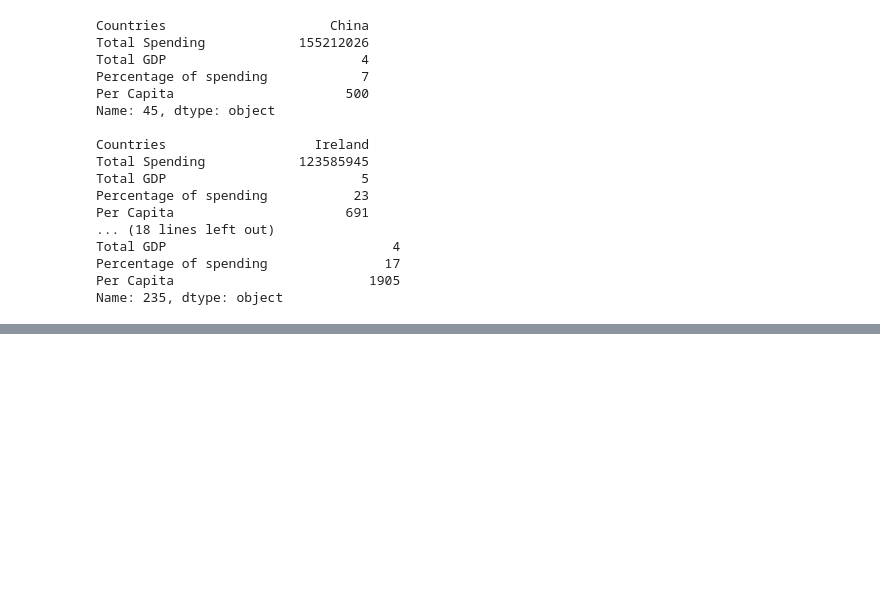
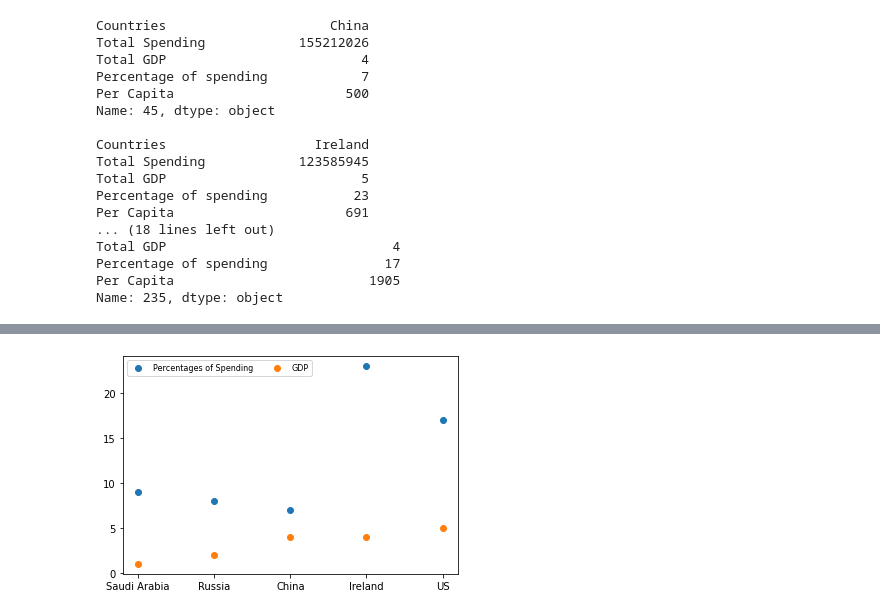
Before and after one commit to KenLin765/PfDA_Project, a Jupyter notebook: Main.ipynb, the cells around one changed output, grey strips where cells are left out. Cells and saved outputs as stored; diff of their text form; code cells hidden in the pictures; blank space fills up the shorter version.

```diff
--- a/Main.ipynb
+++ b/Main.ipynb
@@ -311,0 +351,16 @@ I am going to take the 5 countries and compare their 5 shares, in comparison to
+# %%
+Countries = ['Saudi Arabia', 'Russia', 'China', 'Ireland', 'US']
+GDP = [1, 2, 4, 4, 5]
+Percentages = [9, 8, 7, 23, 17]
+
+
+plt.scatter(Countries,Percentages, cmap=cm.hsv)
+plt.scatter(Countries,GDP, cmap=cm.hsv)
+# I found plotting two separate allowed me to show both
+
+plt.legend(('Percentages of Spending', 'GDP'), scatterpoints=1, loc='upper left', ncol=3, fontsize=8)
+# Plots a legend which shows the colours of the two variables which I have included in the legend.
+
+plt.show()
+# %% [output]
+[figure, added]
```
Also changed, not shown: parts of 20 cells of this notebook.
